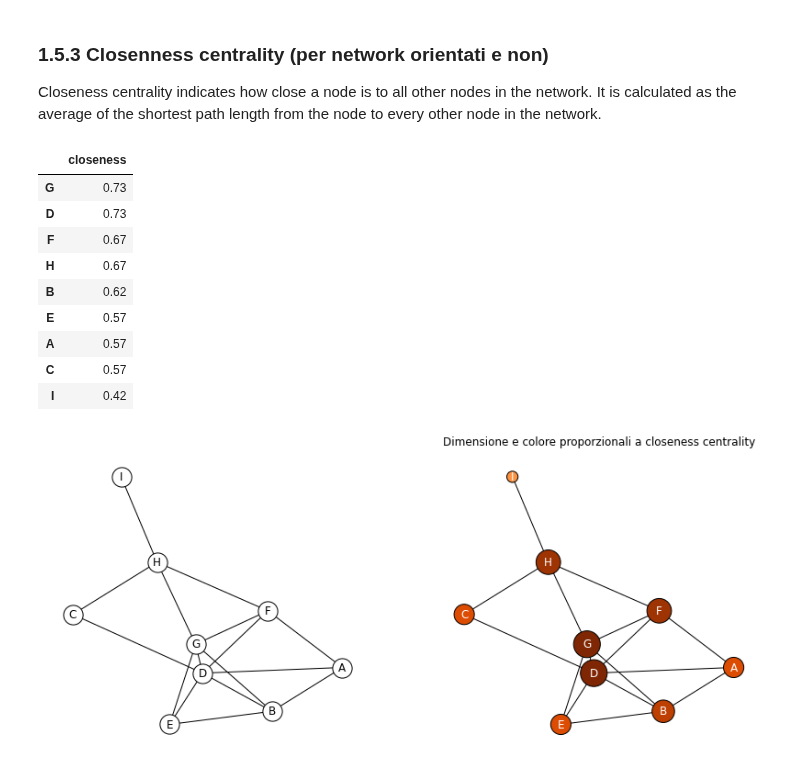
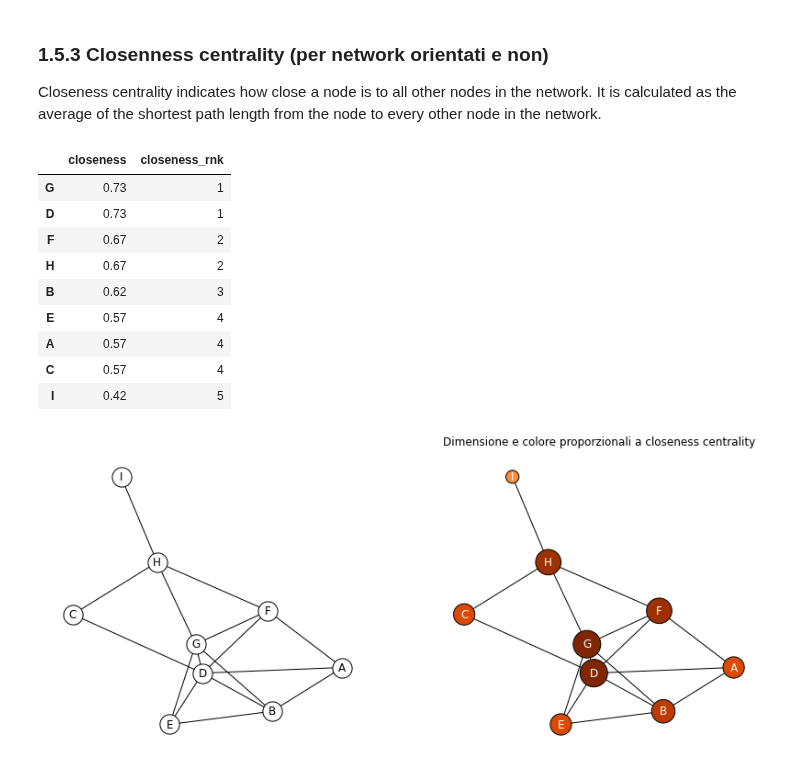
Before and after one commit to alkaest2002/ABGrid, a Jupyter notebook: materials/course 101/esercitazione.ipynb, the cells around one changed output. Drawn from its saved outputs; the diff is of its cells as text; code cells hidden in the pictures.

```diff
--- a/materials/course 101/esercitazione.ipynb
+++ b/materials/course 101/esercitazione.ipynb
@@ -285,7 +292,7 @@ deg_df = pd.DataFrame({
     "degree": pd.Series(deg),
     "degree_rnk": pd.Series(deg).rank(method="dense", ascending=False).astype("int"),
 })
-degrees = MinMaxScaler().fit_transform(deg_df["degree"].to_numpy().reshape(-1,1))*700+200
+degrees = cmap_transformer.fit_transform(deg_df["degree"])
 deg_df.sort_values(by="degree", ascending=False)
 # %% [output]
 |  | degree | degree_rnk |
@@ -323,0 +312,8 @@ eig_df.sort_values(by="eigenvector", ascending=False)
+# %%
+eig = { k: round(v,2) for k,v in dict(nx.eigenvector_centrality(U)).items()}
+eig_df = pd.DataFrame({
+    "eigenvector": pd.Series(eig),
+    "eigenvector_rnk": pd.Series(eig).rank(method="dense", ascending=False).astype("int")
+})
+eigens = cmap_transformer.fit_transform(eig_df["eigenvector"])
+eig_df.sort_values(by="eigenvector", ascending=False)
@@ -336,7 +343,7 @@ ind_df = pd.DataFrame({
     "in_degree": pd.Series(ind),
     "in_degree_rnk": pd.Series(ind).rank(method="dense", ascending=False).astype("int")
 })
-indegrees = MinMaxScaler().fit_transform(ind_df["in_degree"].to_numpy().reshape(-1,1))*700+200
+indegrees = cmap_transformer.fit_transform(ind_df["in_degree"])
 ind_df.sort_values(by="in_degree", ascending=False)
 # %% [output]
 |  | in_degree | in_degree_rnk |
@@ -378,0 +363,8 @@ biplot(D, prks, plt.cm.Oranges, "Dimensione e colore proporzionali a pagerank ce
+# %%
+prk = { k: round(v,2) for k,v in dict(nx.pagerank(D)).items()}
+prk_df = pd.DataFrame({
+    "pagerank": pd.Series(prk),
+    "pagerank_rnk": pd.Series(prk).rank(method="dense", ascending=False).astype("int")
+})
+prks = cmap_transformer.fit_transform(prk_df["pagerank"])
+prk_df.sort_values(by="pagerank", ascending=False)
@@ -383,18 +390,20 @@ Closeness centrality indicates how close a node is to all other nodes in the net
 # %%
 clos = dict(nx.closeness_centrality(U))
 uclo_df = pd.DataFrame({
-    "closeness": pd.Series(clos).round(2),#.rank(method="dense", ascending=False).astype("int"),
+    "closeness": pd.Series(clos).round(2),
+    "closeness_rnk": pd.Series(clos).round(2).rank(method="dense", ascending=False).astype("int")
 })
+closeness = cmap_transformer.fit_transform(uclo_df["closeness"])
 uclo_df.sort_values(by="closeness", ascending=False)
 # %% [output]
-|  | closeness |
-| G | 0.73 |
-| D | 0.73 |
-| F | 0.67 |
-| H | 0.67 |
-| B | 0.62 |
-| E | 0.57 |
-| A | 0.57 |
-| C | 0.57 |
-| I | 0.42 |
+|  | closeness | closeness_rnk |
+| G | 0.73 | 1 |
+| D | 0.73 | 1 |
+| F | 0.67 | 2 |
+| H | 0.67 | 2 |
+| B | 0.62 | 3 |
+| E | 0.57 | 4 |
+| A | 0.57 | 4 |
+| C | 0.57 | 4 |
+| I | 0.42 | 5 |
 # %%
```
Also changed, not shown: parts of 21 cells of this notebook.
